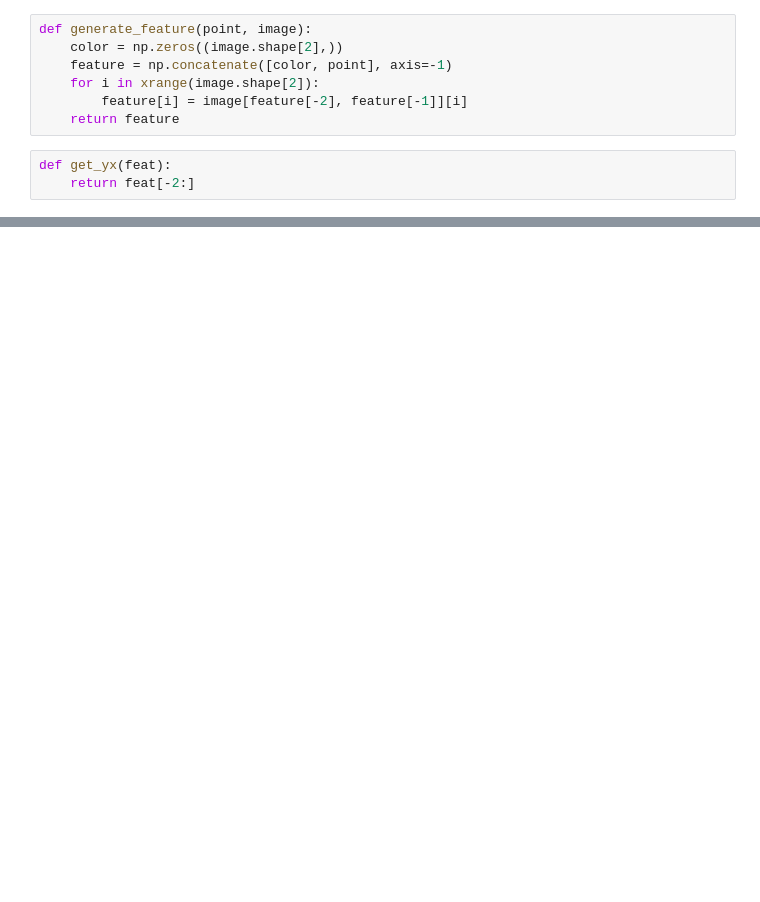
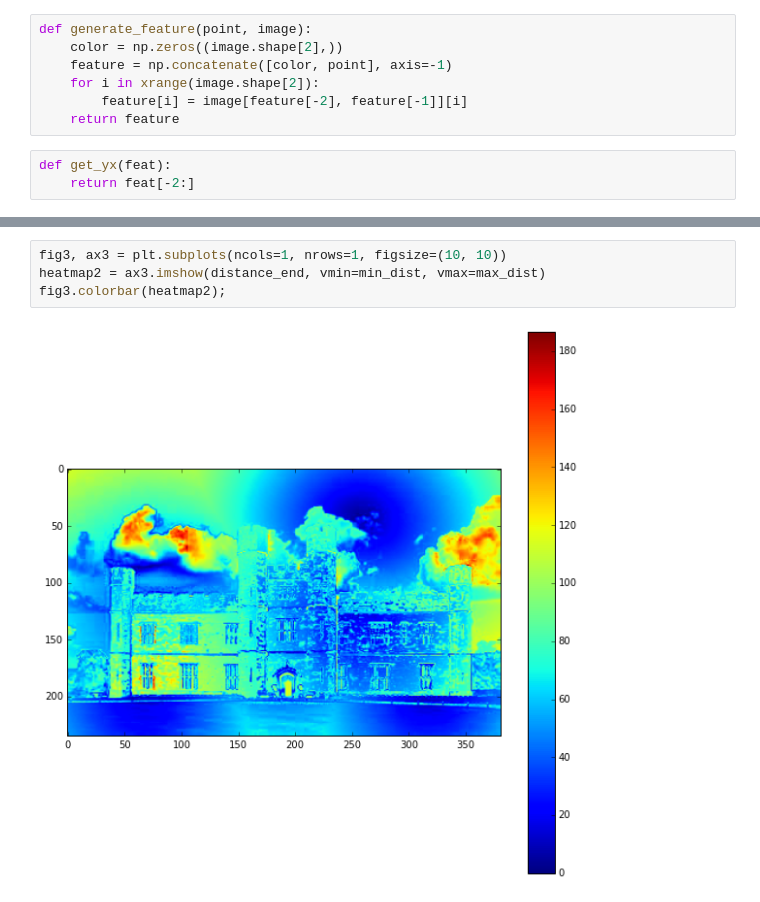
Before and after one commit to chongyeegan/computer-vision-hw-2, a Jupyter notebook: Test.ipynb, the cells around one changed output, grey strips where cells are left out. Cells and saved outputs as stored; diff of their text form; blank space fills up the shorter version.

```diff
--- a/Test.ipynb
+++ b/Test.ipynb
@@ -129,0 +151,6 @@ for i in xrange(1):
+# %%
+fig3, ax3 = plt.subplots(ncols=1, nrows=1, figsize=(10, 10))
+heatmap2 = ax3.imshow(distance_end, vmin=min_dist, vmax=max_dist)
+fig3.colorbar(heatmap2);
+# %% [output]
+[figure, added]
```
Also changed, not shown: parts of 17 cells of this notebook, 1 other file.
